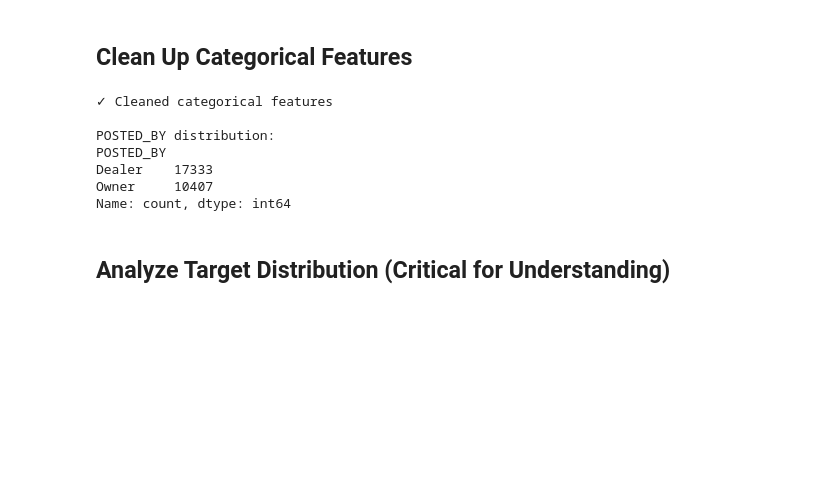
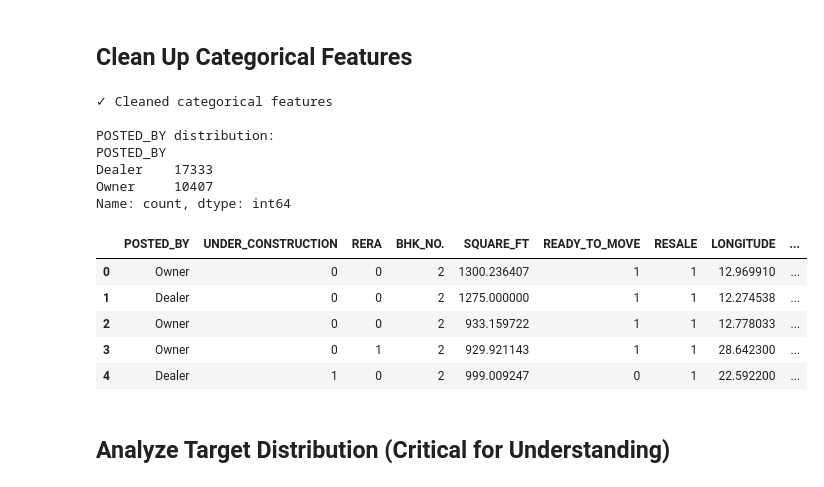
Before and after one commit to JohnEvansOkyere/real-estate-price-prediction-ridge-lasso, a Jupyter notebook: Notebook/House_Price_Prediction.ipynb, the cells around one changed output. Saved outputs shown, nothing was run; the diff lists cells and outputs as text; code cells hidden in the pictures; blank space fills up the shorter version.

```diff
--- a/Notebook/House_Price_Prediction.ipynb
+++ b/Notebook/House_Price_Prediction.ipynb
@@ -609,6 +574,15 @@ POSTED_BY
 Dealer    17333
 Owner     10407
 Name: count, dtype: int64
+# %%
+train_clean.head()
+# %% [output]
+|  | POSTED_BY | UNDER_CONSTRUCTION | RERA | BHK_NO. | SQUARE_FT | READY_TO_MOVE | RESALE | LONGITUDE | ... |
+| 0 | Owner | 0 | 0 | 2 | 1300.236407 | 1 | 1 | 12.969910 | ... |
+| 1 | Dealer | 0 | 0 | 2 | 1275.000000 | 1 | 1 | 12.274538 | ... |
+| 2 | Owner | 0 | 0 | 2 | 933.159722 | 1 | 1 | 12.778033 | ... |
+| 3 | Owner | 0 | 1 | 2 | 929.921143 | 1 | 1 | 28.642300 | ... |
+| 4 | Dealer | 1 | 0 | 2 | 999.009247 | 0 | 1 | 22.592200 | ... |
 # %% [markdown]
 ## Analyze Target Distribution (Critical for Understanding)
 # %%
```
Also changed, not shown: parts of 10 cells of this notebook, 4 other files.
